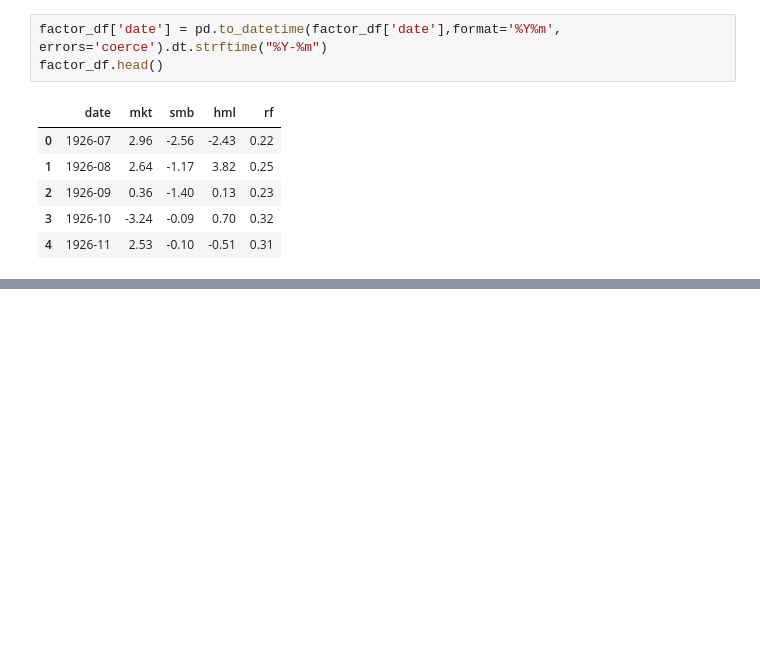
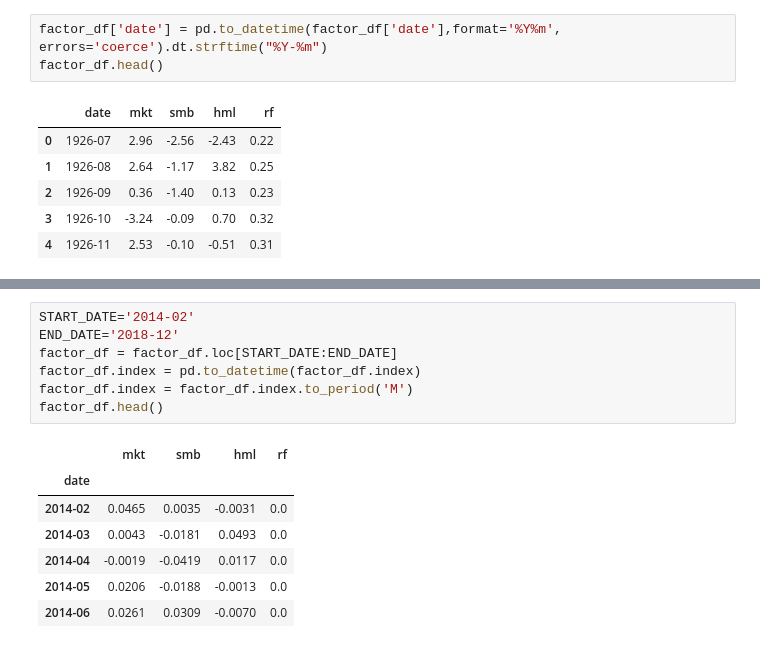
Before and after one commit to alfonso-santos/Python-aplicado-gestion-carteras, a Jupyter notebook: Tema_2/source/2.5. Modelo de mercado.ipynb, the cells around one changed output, grey strips where cells are left out. Cells and saved outputs as stored; diff of their text form; blank space fills up the shorter version.

```diff
--- a/Tema_2/source/2.5. Modelo de mercado.ipynb
+++ b/Tema_2/source/2.5. Modelo de mercado.ipynb
@@ -249,0 +252,15 @@ factor_df.head()
+# %%
+START_DATE='2014-02'
+END_DATE='2018-12'
+factor_df = factor_df.loc[START_DATE:END_DATE]
+factor_df.index = pd.to_datetime(factor_df.index)
+factor_df.index = factor_df.index.to_period('M')
+factor_df.head()
+# %% [output]
+|  | mkt | smb | hml | rf |
+| date |  |  |  |  |
+| 2014-02 | 0.0465 | 0.0035 | -0.0031 | 0.0 |
+| 2014-03 | 0.0043 | -0.0181 | 0.0493 | 0.0 |
+| 2014-04 | -0.0019 | -0.0419 | 0.0117 | 0.0 |
+| 2014-05 | 0.0206 | -0.0188 | -0.0013 | 0.0 |
+| 2014-06 | 0.0261 | 0.0309 | -0.0070 | 0.0 |
```
Also changed, not shown: parts of 17 cells of this notebook.
